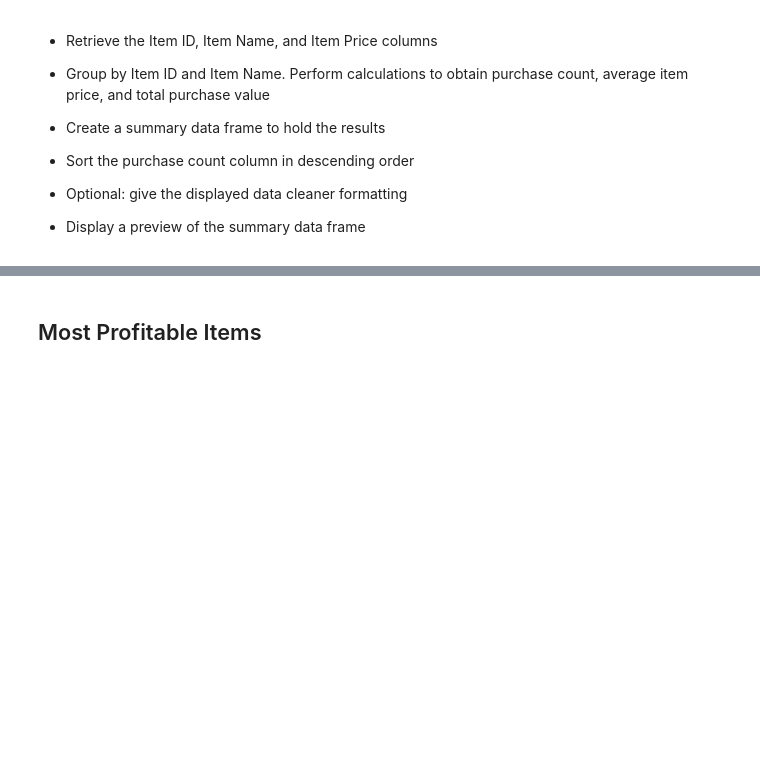
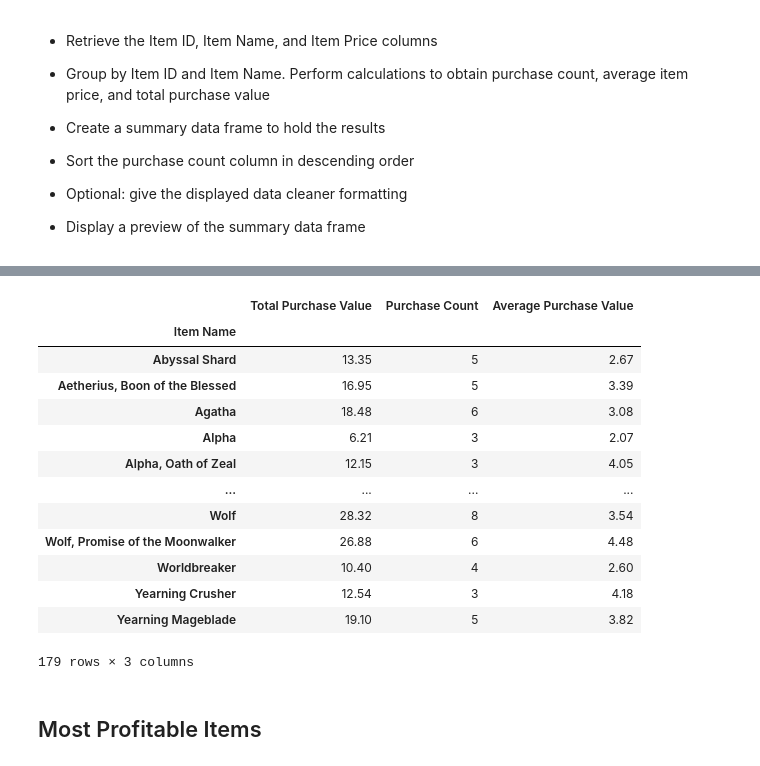
Before and after one commit to rodgerskent/pandas-challenge, a Jupyter notebook: HerosOfPymoli/HeroesOfPymoli_starter.ipynb, the cells around one changed output, grey strips where cells are left out. Saved outputs shown, nothing was run; the diff lists cells and outputs as text; code cells hidden in the pictures; blank space fills up the shorter version.

```diff
--- a/HerosOfPymoli/HeroesOfPymoli_starter.ipynb
+++ b/HerosOfPymoli/HeroesOfPymoli_starter.ipynb
@@ -477,3 +472,28 @@ item2_df.count()
+# %%
+
+iprice_df = purchasedata_df.groupby(["Item Name"]).sum()["Price"].rename("Total Purchase Value")
+#iprice_df
+iitem_df = purchasedata_df.groupby(["Item Name"]).count()["Price"].rename("Purchase Count")
+#iitem_df
+iavg_df=purchasedata_df.groupby(["Item Name"]).mean()["Price"].rename("Average Purchase Value")
+#avg_df
+ispend_df = pd.DataFrame({"Total Purchase Value": iprice_df, "Purchase Count": iitem_df, "Average Purchase Value": iavg_df})
+ispend_df
+# %% [output]
+|  | Total Purchase Value | Purchase Count | Average Purchase Value |
+| Item Name |  |  |  |
+| Abyssal Shard | 13.35 | 5 | 2.67 |
+| Aetherius, Boon of the Blessed | 16.95 | 5 | 3.39 |
+| Agatha | 18.48 | 6 | 3.08 |
+| Alpha | 6.21 | 3 | 2.07 |
+| Alpha, Oath of Zeal | 12.15 | 3 | 4.05 |
+| ... | ... | ... | ... |
+| Wolf | 28.32 | 8 | 3.54 |
+| Wolf, Promise of the Moonwalker | 26.88 | 6 | 4.48 |
+| Worldbreaker | 10.40 | 4 | 2.60 |
+| Yearning Crusher | 12.54 | 3 | 4.18 |
+| Yearning Mageblade | 19.10 | 5 | 3.82 |
+179 rows × 3 columns
 # %% [markdown]
 ## Most Profitable Items
 # %% [markdown]
```
Also changed, not shown: parts of 6 cells of this notebook.
